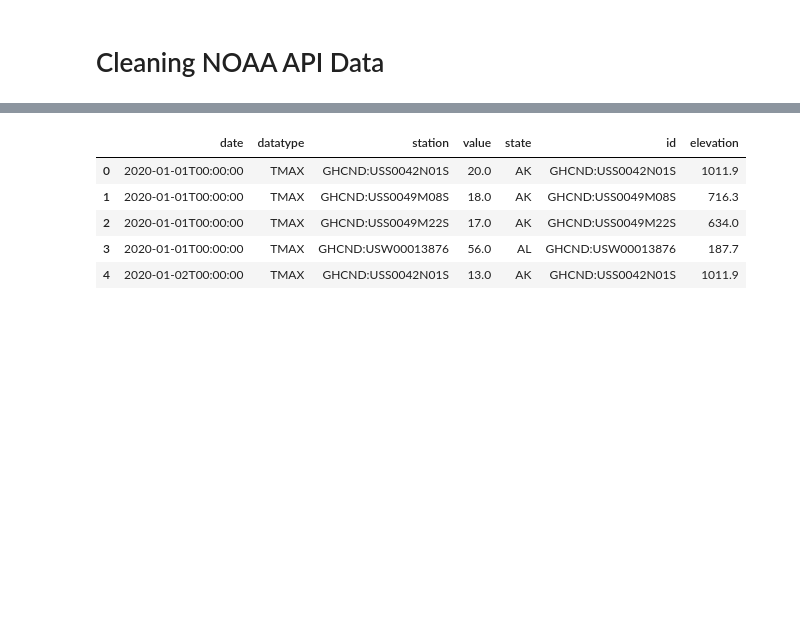
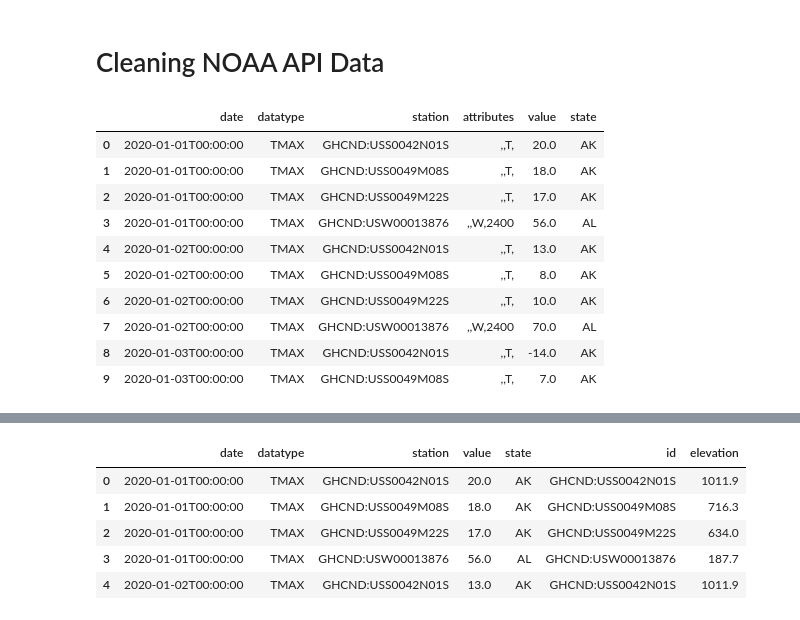
Before and after one commit to kayleedehncke/data-mining-project.github.io, a Jupyter notebook: projectCode/notebooks/cleaning.ipynb, the cells around one changed output, grey strips where cells are left out. Cells and saved outputs as stored; diff of their text form; code cells hidden in the pictures; blank space fills up the shorter version.

```diff
--- a/projectCode/notebooks/cleaning.ipynb
+++ b/projectCode/notebooks/cleaning.ipynb
@@ -210,2 +263,16 @@ state_day.to_csv("disaster_clean.csv", index=False)
 # %% [markdown]
 # Cleaning NOAA API Data
+# %%
+noaa.head(10)
+# %% [output]
+|  | date | datatype | station | attributes | value | state |
+| 0 | 2020-01-01T00:00:00 | TMAX | GHCND:USS0042N01S | ,,T, | 20.0 | AK |
+| 1 | 2020-01-01T00:00:00 | TMAX | GHCND:USS0049M08S | ,,T, | 18.0 | AK |
+| 2 | 2020-01-01T00:00:00 | TMAX | GHCND:USS0049M22S | ,,T, | 17.0 | AK |
+| 3 | 2020-01-01T00:00:00 | TMAX | GHCND:USW00013876 | ,,W,2400 | 56.0 | AL |
+| 4 | 2020-01-02T00:00:00 | TMAX | GHCND:USS0042N01S | ,,T, | 13.0 | AK |
+| 5 | 2020-01-02T00:00:00 | TMAX | GHCND:USS0049M08S | ,,T, | 8.0 | AK |
+| 6 | 2020-01-02T00:00:00 | TMAX | GHCND:USS0049M22S | ,,T, | 10.0 | AK |
+| 7 | 2020-01-02T00:00:00 | TMAX | GHCND:USW00013876 | ,,W,2400 | 70.0 | AL |
+| 8 | 2020-01-03T00:00:00 | TMAX | GHCND:USS0042N01S | ,,T, | -14.0 | AK |
+| 9 | 2020-01-03T00:00:00 | TMAX | GHCND:USS0049M08S | ,,T, | 7.0 | AK |
```
Also changed, not shown: parts of 13 cells of this notebook.
